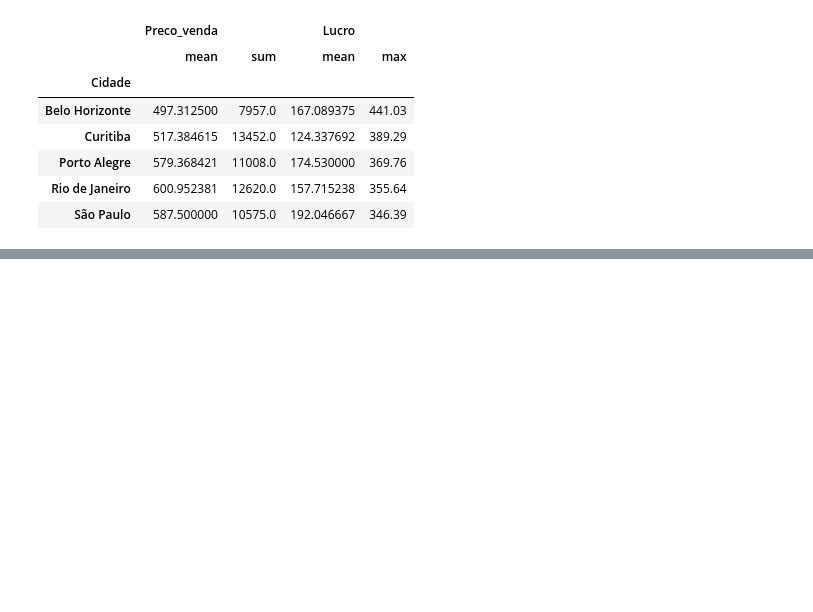
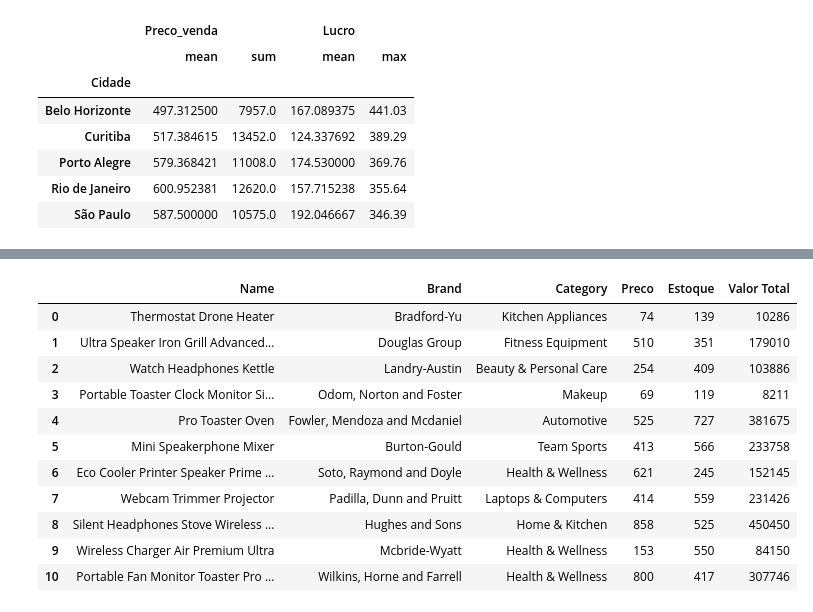
Before and after one commit to yveskleny/learning-pandas, a Jupyter notebook: execicios-slide.ipynb, the cells around one changed output, grey strips where cells are left out. Cells and saved outputs as stored; diff of their text form; code cells hidden in the pictures; blank space fills up the shorter version.

```diff
--- a/execicios-slide.ipynb
+++ b/execicios-slide.ipynb
@@ -113,0 +215,16 @@ df_vendas.groupby("Cidade").agg({
+# %%
+df_produtos.at[10, "Preco"] = 800
+df_produtos.head(11)
+# %% [output]
+|  | Name | Brand | Category | Preco | Estoque | Valor Total |
+| 0 | Thermostat Drone Heater | Bradford-Yu | Kitchen Appliances | 74 | 139 | 10286 |
+| 1 | Ultra Speaker Iron Grill Advanced... | Douglas Group | Fitness Equipment | 510 | 351 | 179010 |
+| 2 | Watch Headphones Kettle | Landry-Austin | Beauty & Personal Care | 254 | 409 | 103886 |
+| 3 | Portable Toaster Clock Monitor Si... | Odom, Norton and Foster | Makeup | 69 | 119 | 8211 |
+| 4 | Pro Toaster Oven | Fowler, Mendoza and Mcdaniel | Automotive | 525 | 727 | 381675 |
+| 5 | Mini Speakerphone Mixer | Burton-Gould | Team Sports | 413 | 566 | 233758 |
+| 6 | Eco Cooler Printer Speaker Prime ... | Soto, Raymond and Doyle | Health & Wellness | 621 | 245 | 152145 |
+| 7 | Webcam Trimmer Projector | Padilla, Dunn and Pruitt | Laptops & Computers | 414 | 559 | 231426 |
+| 8 | Silent Headphones Stove Wireless ... | Hughes and Sons | Home & Kitchen | 858 | 525 | 450450 |
+| 9 | Wireless Charger Air Premium Ultra | Mcbride-Wyatt | Health & Wellness | 153 | 550 | 84150 |
+| 10 | Portable Fan Monitor Toaster Pro ... | Wilkins, Horne and Farrell | Health & Wellness | 800 | 417 | 307746 |
```
Also changed, not shown: parts of 18 cells of this notebook, 3 other files.
